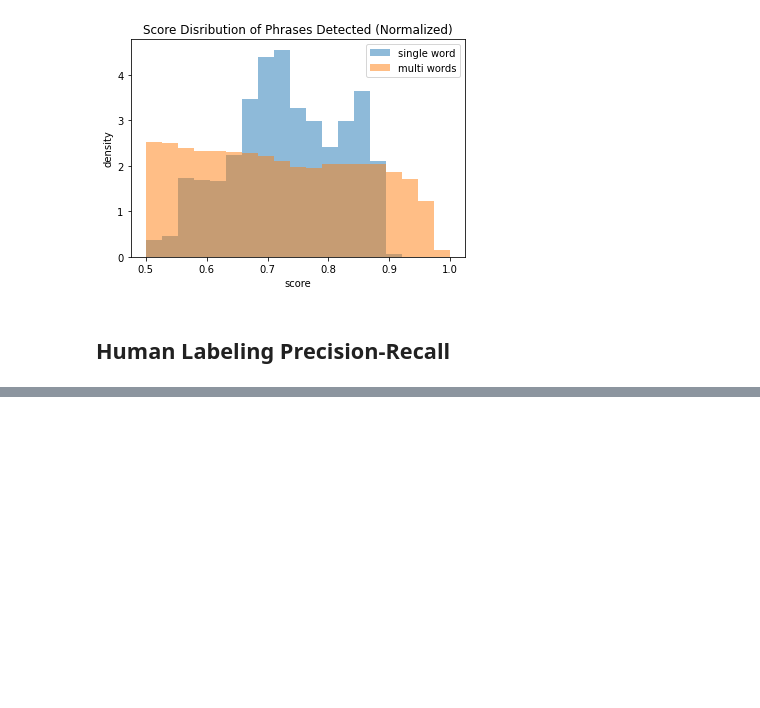
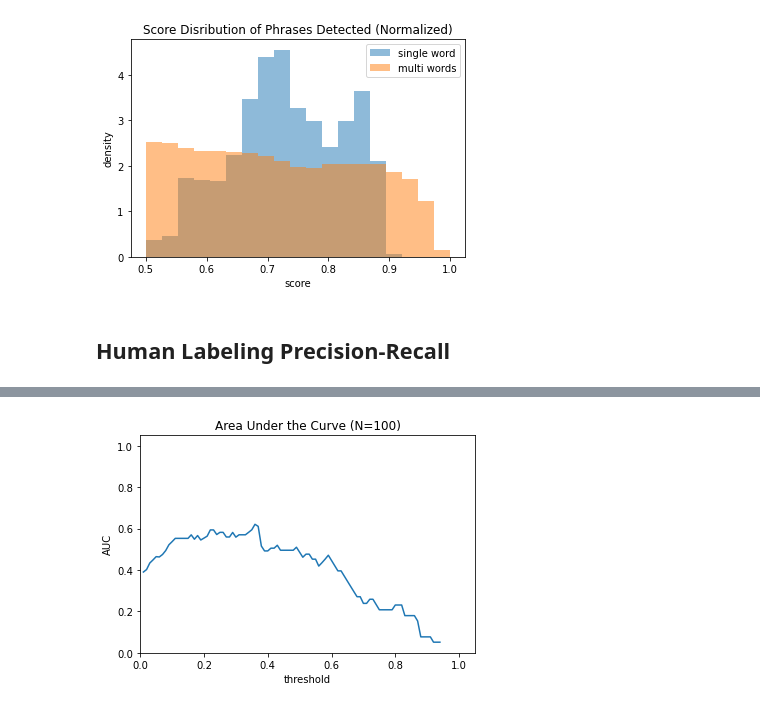
Before and after one commit to XueweiYan/DSC180A-Final, a Jupyter notebook: notebooks/EDA.ipynb, the cells around one changed output, grey strips where cells are left out. Drawn from its saved outputs; the diff is of its cells as text; code cells hidden in the pictures; blank space fills up the shorter version.

```diff
--- a/notebooks/EDA.ipynb
+++ b/notebooks/EDA.ipynb
@@ -126,0 +129,11 @@ plt.show()
+# %%
+figure = plt.figure()
+plt.plot(np.arange(0.01, 0.95, 0.01), AUC)
+plt.title('Area Under the Curve (N=100)')
+plt.xlabel('threshold')
+plt.ylabel('AUC')
+plt.xlim(0,1.05)
+plt.ylim(0,1.05)
+plt.show()
+# %% [output]
+[figure, added]
```
Also changed, not shown: parts of 2 cells of this notebook, 1 other file.
